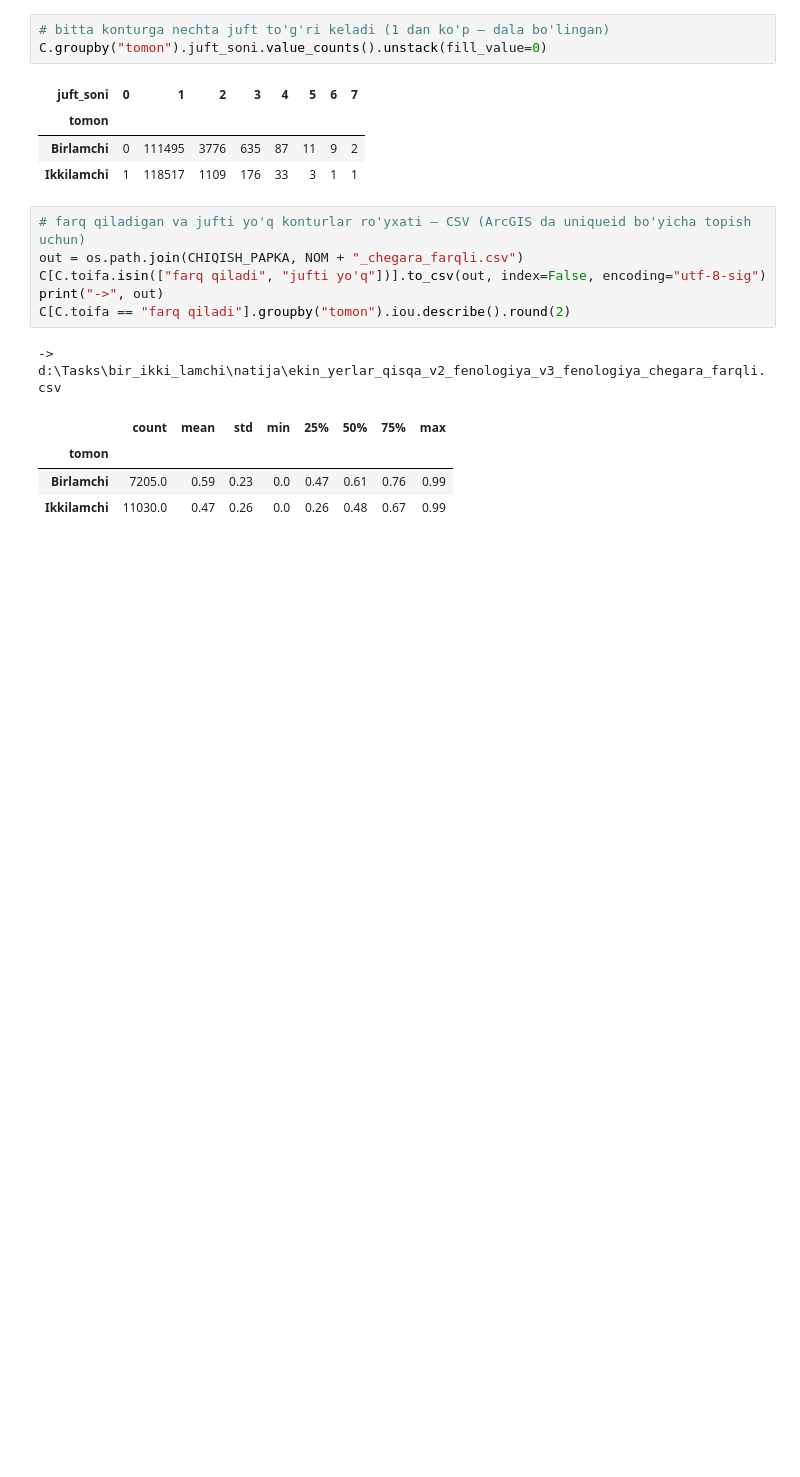
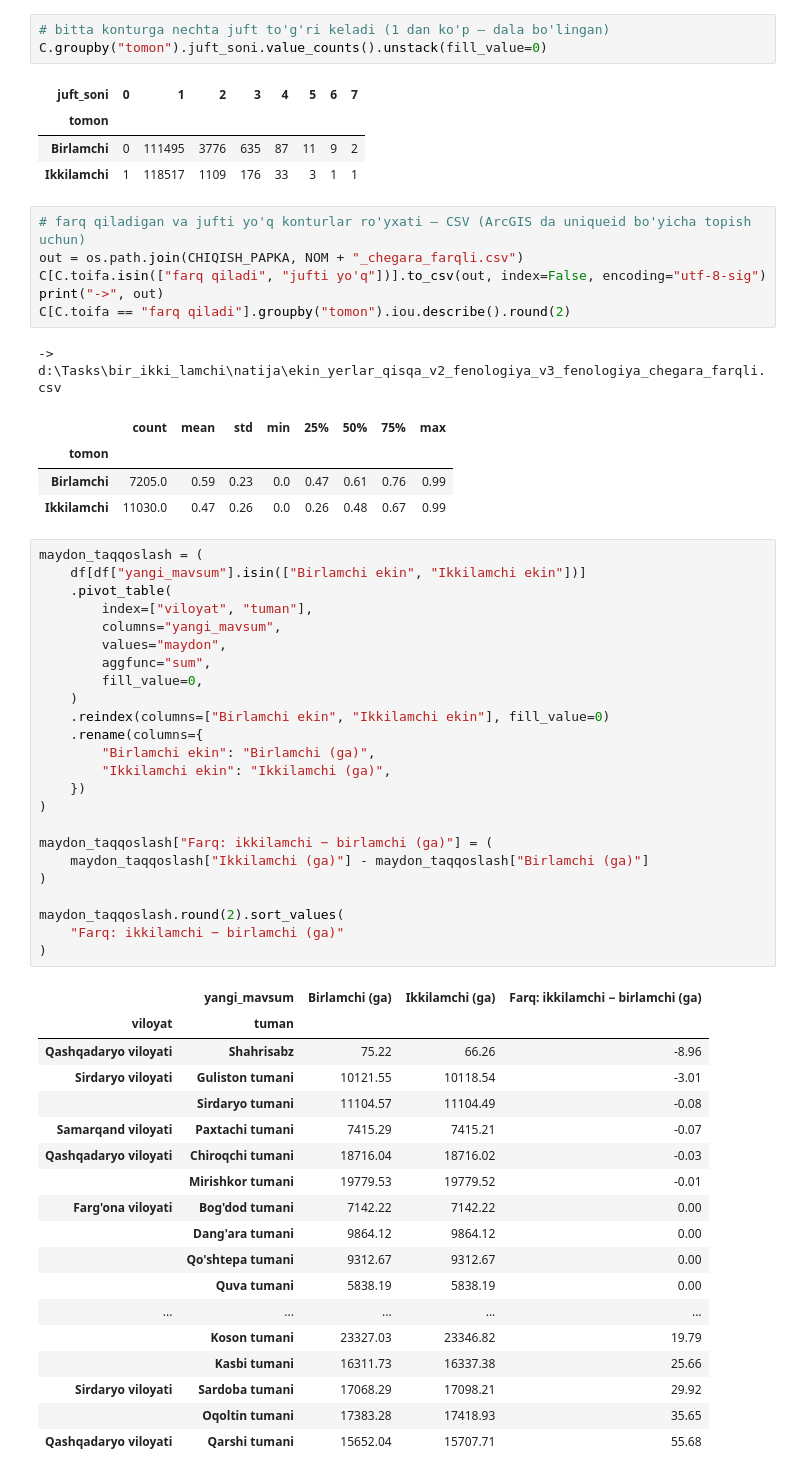
Before and after one commit to fazogird/polygon_holati, a Jupyter notebook: notebooks/suv_oylari.ipynb, the cells around one changed output. Saved outputs shown, nothing was run; the diff lists cells and outputs as text; blank space fills up the shorter version.

Commit message:
suv_oylari notebook: viloyat bo'yicha birlamchi/ikkilamchi maydon farqi
Co-Authored-By: Claude Opus 5.5 <noreply@anthropic.com>

```diff
--- a/notebooks/suv_oylari.ipynb
+++ b/notebooks/suv_oylari.ipynb
@@ -235,3 +235,46 @@ C[C.toifa == "farq qiladi"].groupby("tomon").iou.describe().round(2)
 | tomon |  |  |  |  |  |  |  |  |
 | Birlamchi | 7205.0 | 0.59 | 0.23 | 0.0 | 0.47 | 0.61 | 0.76 | 0.99 |
 | Ikkilamchi | 11030.0 | 0.47 | 0.26 | 0.0 | 0.26 | 0.48 | 0.67 | 0.99 |
+# %%
+maydon_taqqoslash = (
+    df[df["yangi_mavsum"].isin(["Birlamchi ekin", "Ikkilamchi ekin"])]
+    .pivot_table(
+        index=["viloyat", "tuman"],
+        columns="yangi_mavsum",
+        values="maydon",
+        aggfunc="sum",
+        fill_value=0,
+    )
+    .reindex(columns=["Birlamchi ekin", "Ikkilamchi ekin"], fill_value=0)
+    .rename(columns={
+        "Birlamchi ekin": "Birlamchi (ga)",
+        "Ikkilamchi ekin": "Ikkilamchi (ga)",
+    })
+)
+
+maydon_taqqoslash["Farq: ikkilamchi − birlamchi (ga)"] = (
+    maydon_taqqoslash["Ikkilamchi (ga)"] - maydon_taqqoslash["Birlamchi (ga)"]
+)
+
+maydon_taqqoslash.round(2).sort_values(
+    "Farq: ikkilamchi − birlamchi (ga)"
+)
+# %% [output]
+|  | yangi_mavsum | Birlamchi (ga) | Ikkilamchi (ga) | Farq: ikkilamchi − birlamchi (ga) |
+| viloyat | tuman |  |  |  |
+| Qashqadaryo viloyati | Shahrisabz | 75.22 | 66.26 | -8.96 |
+| Sirdaryo viloyati | Guliston tumani | 10121.55 | 10118.54 | -3.01 |
+|  | Sirdaryo tumani | 11104.57 | 11104.49 | -0.08 |
+| Samarqand viloyati | Paxtachi tumani | 7415.29 | 7415.21 | -0.07 |
+| Qashqadaryo viloyati | Chiroqchi tumani | 18716.04 | 18716.02 | -0.03 |
+|  | Mirishkor tumani | 19779.53 | 19779.52 | -0.01 |
+| Farg'ona viloyati | Bog'dod tumani | 7142.22 | 7142.22 | 0.00 |
+|  | Dang'ara tumani | 9864.12 | 9864.12 | 0.00 |
+|  | Qo'shtepa tumani | 9312.67 | 9312.67 | 0.00 |
+|  | Quva tumani | 5838.19 | 5838.19 | 0.00 |
+| ... | ... | ... | ... | ... |
+|  | Koson tumani | 23327.03 | 23346.82 | 19.79 |
+|  | Kasbi tumani | 16311.73 | 16337.38 | 25.66 |
+| Sirdaryo viloyati | Sardoba tumani | 17068.29 | 17098.21 | 29.92 |
+|  | Oqoltin tumani | 17383.28 | 17418.93 | 35.65 |
+| Qashqadaryo viloyati | Qarshi tumani | 15652.04 | 15707.71 | 55.68 |
```
Also changed, not shown: parts of 1 cell of this notebook.
